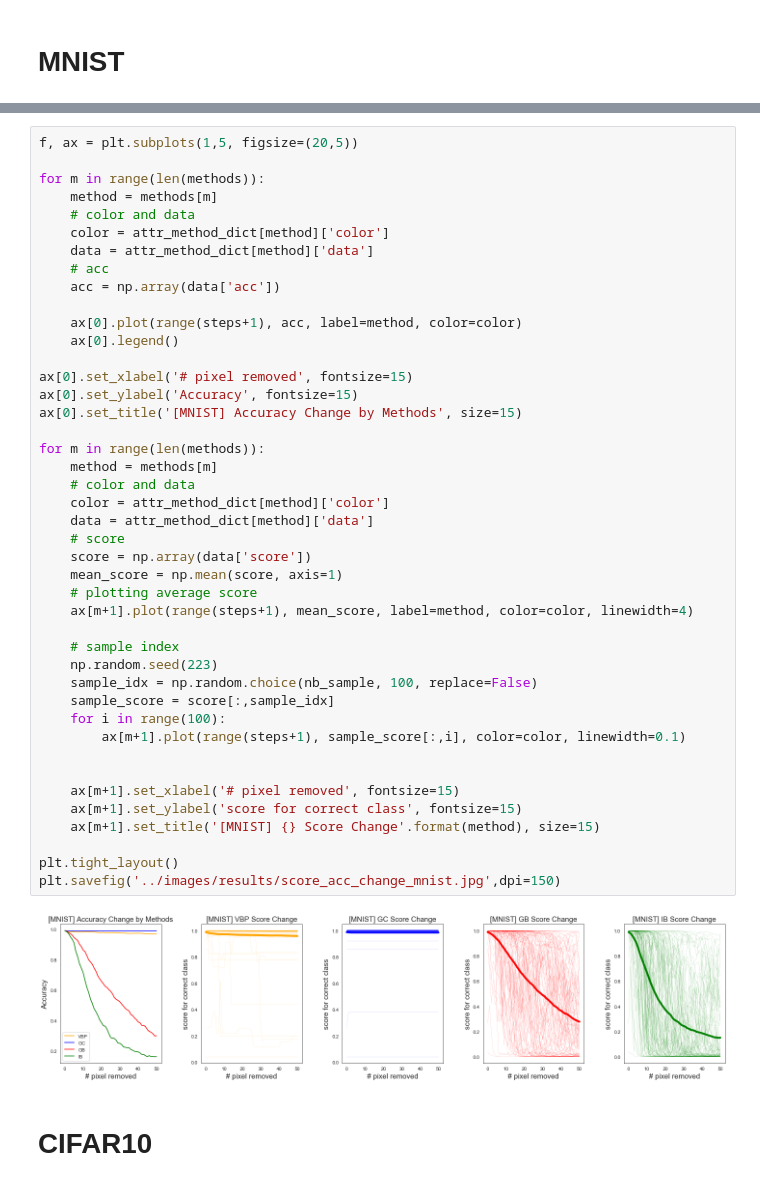
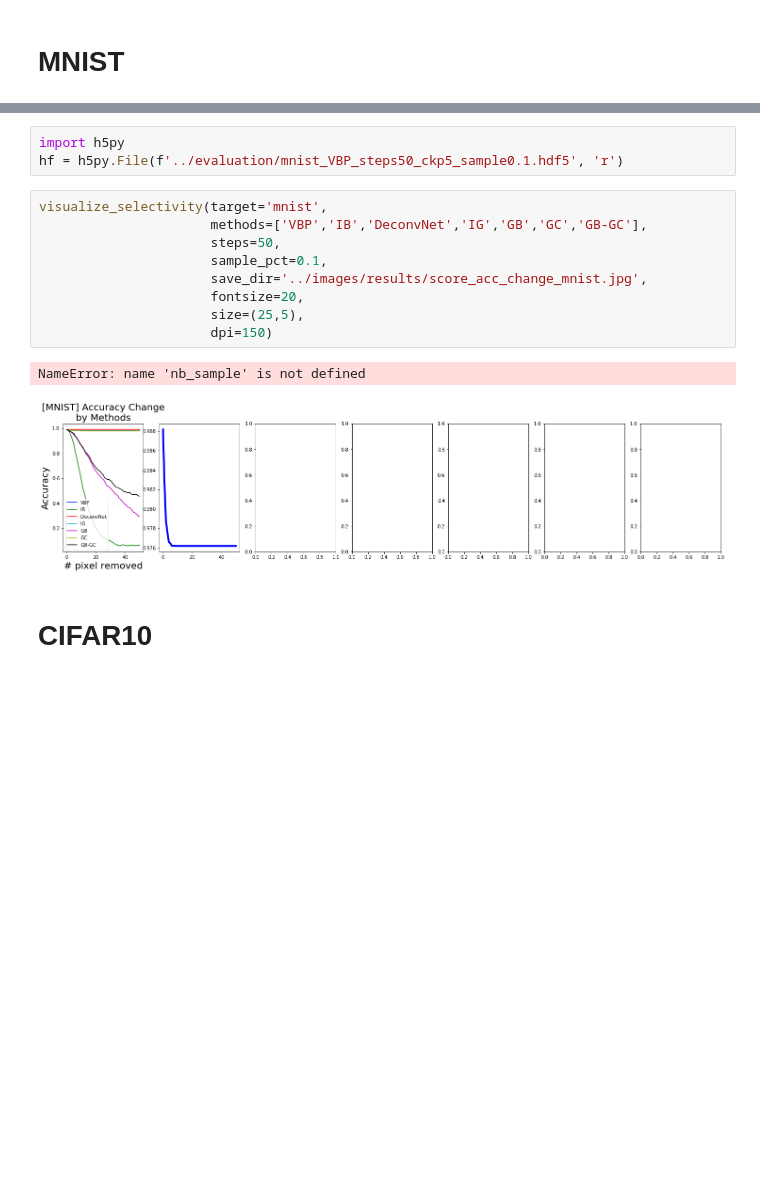
Before and after one commit to TooTouch/WhiteBox-Part1, a Jupyter notebook: notebook/[Evaluation] - Selectivity.ipynb, the cells around one changed output, grey strips where cells are left out. Saved outputs shown, nothing was run; the diff lists cells and outputs as text; blank space fills up the shorter version.

```diff
--- a/notebook/[Evaluation] - Selectivity.ipynb
+++ b/notebook/[Evaluation] - Selectivity.ipynb
@@ -41,47 +11,17 @@ for attr_method in attr_method_dict.keys():
-# %%
-f, ax = plt.subplots(1,5, figsize=(20,5))
-
-for m in range(len(methods)):
-    method = methods[m]
-    # color and data
-    color = attr_method_dict[method]['color']
-    data = attr_method_dict[method]['data']
-    # acc
-    acc = np.array(data['acc'])
-
-    ax[0].plot(range(steps+1), acc, label=method, color=color)
-    ax[0].legend()
-
-ax[0].set_xlabel('# pixel removed', fontsize=15)
-ax[0].set_ylabel('Accuracy', fontsize=15)
-ax[0].set_title('[MNIST] Accuracy Change by Methods', size=15)
-
-for m in range(len(methods)):
-    method = methods[m]
-    # color and data
-    color = attr_method_dict[method]['color']
-    data = attr_method_dict[method]['data']
-    # score
-    score = np.array(data['score'])
-    mean_score = np.mean(score, axis=1)
-    # plotting average score
-    ax[m+1].plot(range(steps+1), mean_score, label=method, color=color, linewidth=4)
-
-    # sample index
-    np.random.seed(223)
-    sample_idx = np.random.choice(nb_sample, 100, replace=False)
-    sample_score = score[:,sample_idx]
-    for i in range(100):
-        ax[m+1].plot(range(steps+1), sample_score[:,i], color=color, linewidth=0.1)
-
-
-    ax[m+1].set_xlabel('# pixel removed', fontsize=15)
-    ax[m+1].set_ylabel('score for correct class', fontsize=15)
-    ax[m+1].set_title('[MNIST] {} Score Change'.format(method), size=15)
-
-plt.tight_layout()
-plt.savefig('../images/results/score_acc_change_mnist.jpg',dpi=150)
-# %% [output]
-[figure, removed]
+# %%
+import h5py
+hf = h5py.File(f'../evaluation/mnist_VBP_steps50_ckp5_sample0.1.hdf5', 'r')
+# %%
+visualize_selectivity(target='mnist',
+                      methods=['VBP','IB','DeconvNet','IG','GB','GC','GB-GC'],
+                      steps=50,
+                      sample_pct=0.1,
+                      save_dir='../images/results/score_acc_change_mnist.jpg',
+                      fontsize=20,
+                      size=(25,5),
+                      dpi=150)
+# %% [output]
+NameError: name 'nb_sample' is not defined
+[figure, added]
 # %% [markdown]
 # CIFAR10
```
Also changed, not shown: parts of 8 cells of this notebook, 15 other files.
